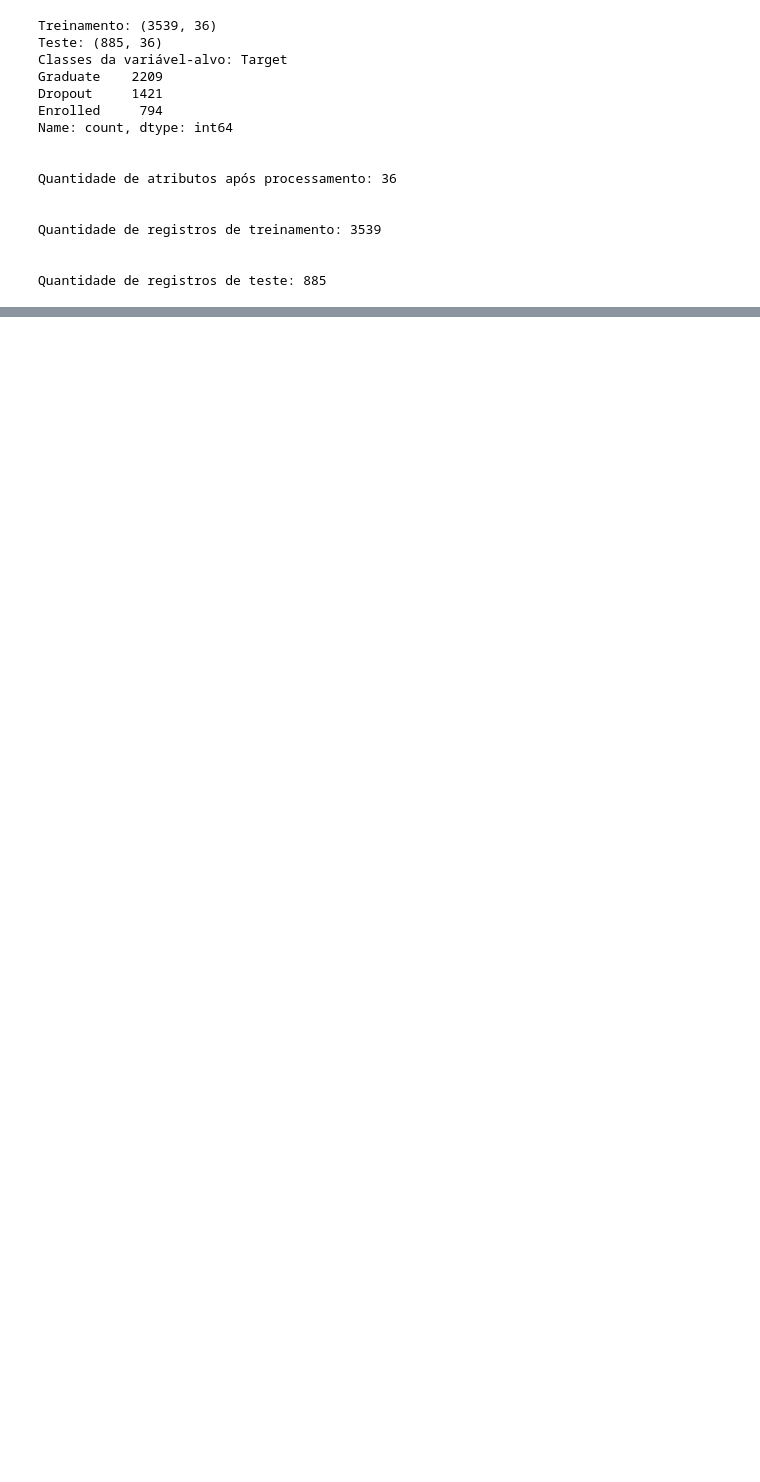
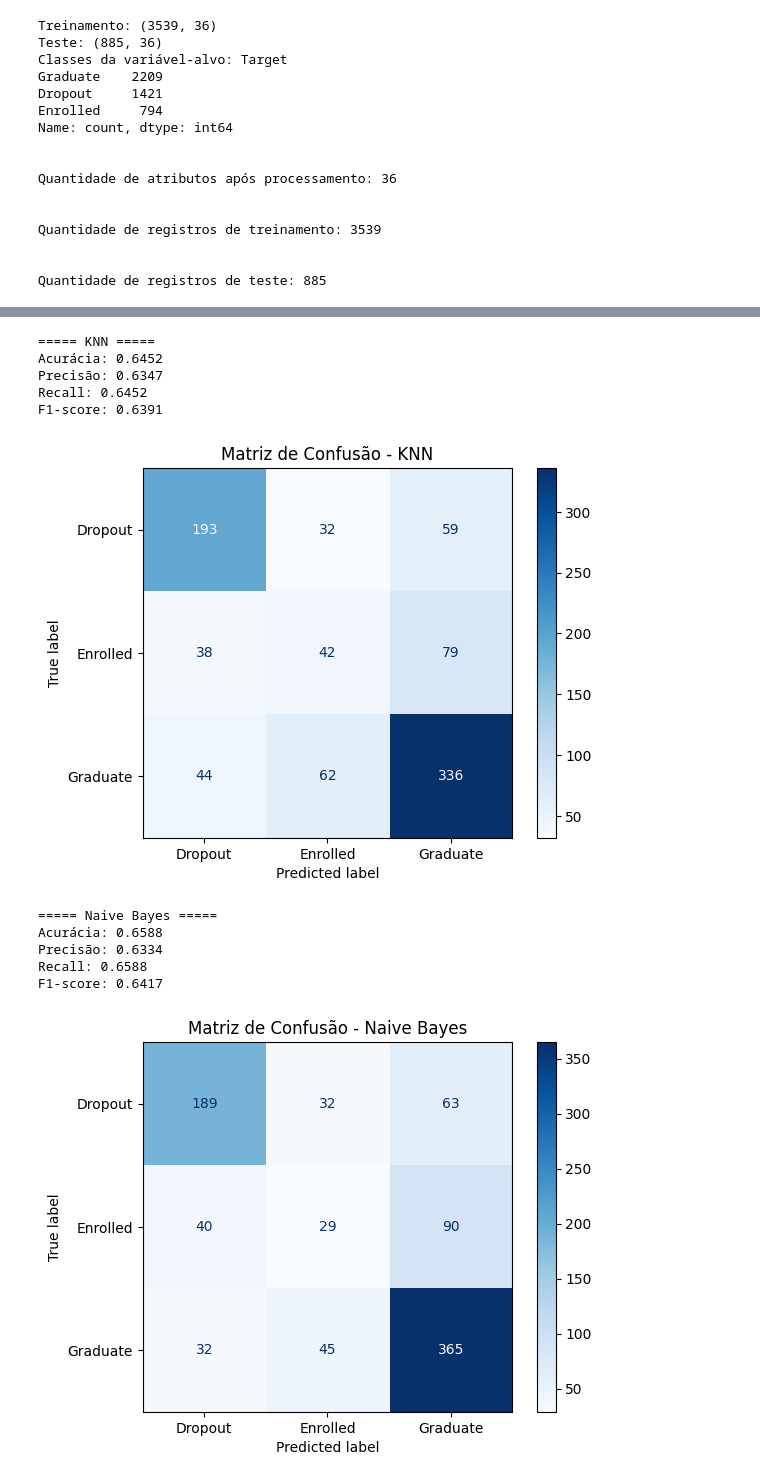
Before and after one commit to isabuleje/ap2-ciencia-de-dados, a Jupyter notebook: classificacao_notebook.ipynb, the cells around one changed output, grey strips where cells are left out. Saved outputs shown, nothing was run; the diff lists cells and outputs as text; code cells hidden in the pictures; blank space fills up the shorter version.

Commit message:
Pipeline da classificação
finge que eu não esqueci

```diff
--- a/classificacao_notebook.ipynb
+++ b/classificacao_notebook.ipynb
@@ -172,0 +170,6 @@ Acurácia da Árvore de Decisão com profundidade máxima 15: 0.6960
+# %%
+def criar_pipeline(modelo):
+    return Pipeline([
+        ('preprocessamento', preprocessador),
+        ('classificador', modelo)
+    ])
@@ -172,0 +214,6 @@ Acurácia da Árvore de Decisão com profundidade máxima 15: 0.6960
+# %%
+pipeline_knn = grid_knn.best_estimator_
+pipeline_arvore = grid_arvore.best_estimator_
+
+pipeline_nb = criar_pipeline(GaussianNB())
+pipeline_nb.fit(X_treino, y_treino)
@@ -204,0 +295,35 @@ F1-score: 0.6391
+# %%
+# Avaliar cada classificador
+avaliar_modelo(
+    'KNN',
+    y_teste,
+    y_pred_knn,
+    pipeline_knn.named_steps['classificador']
+)
+
+avaliar_modelo(
+    'Naive Bayes',
+    y_teste,
+    y_pred_nb,
+    pipeline_nb.named_steps['classificador']
+)
+
+avaliar_modelo(
+    'Árvore de Decisão',
+    y_teste,
+    y_pred_arvore,
+    pipeline_arvore.named_steps['classificador']
+)
+# %% [output]
+===== KNN =====
+Acurácia: 0.6452
+Precisão: 0.6347
+Recall: 0.6452
+F1-score: 0.6391
+[figure, added]
+===== Naive Bayes =====
+Acurácia: 0.6588
+Precisão: 0.6334
+Recall: 0.6588
+F1-score: 0.6417
+[figure, added]
```
Also changed, not shown: parts of 17 cells of this notebook.
